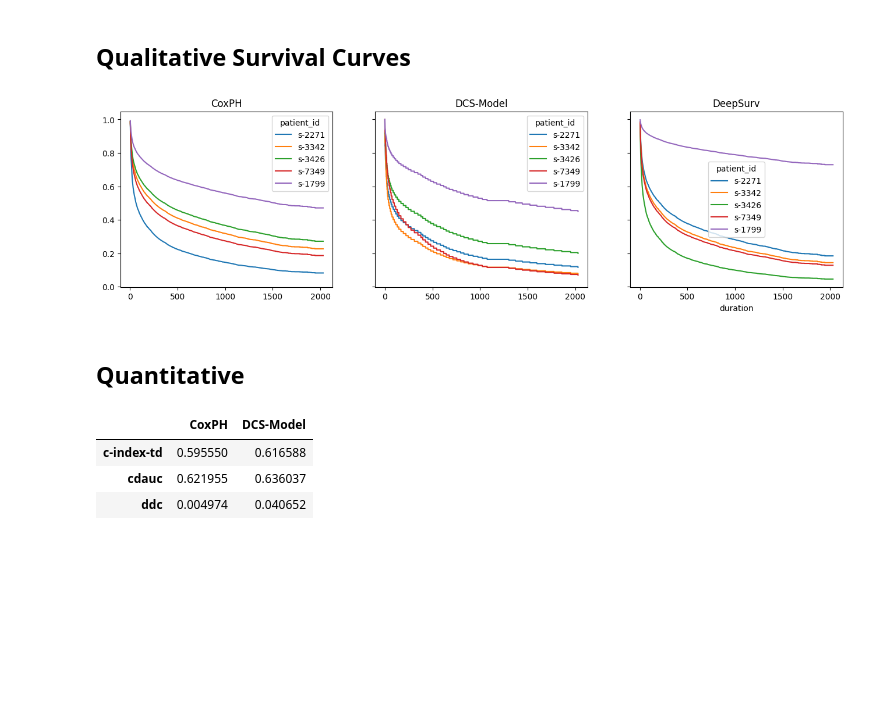
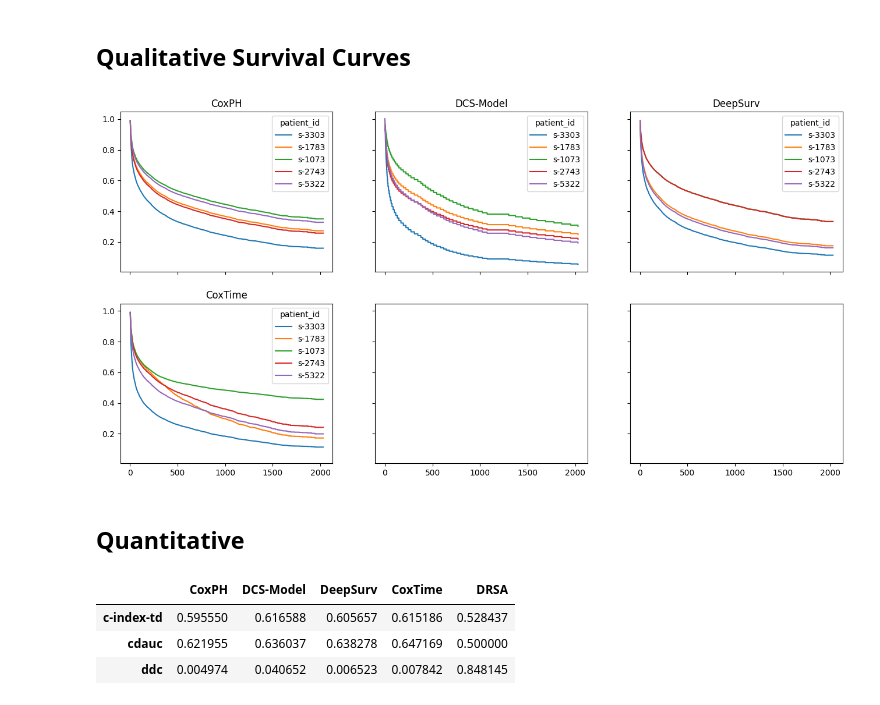
Before and after one commit to imsb-uke/dcsurv, a Jupyter notebook: example.ipynb, the cells around one changed output. Drawn from its saved outputs; the diff is of its cells as text; code cells hidden in the pictures; blank space fills up the shorter version.

Commit message:
add coxtime model

```diff
--- a/example.ipynb
+++ b/example.ipynb
@@ -103,9 +103,7 @@ Convergence success after 12 iterations.
 | -log2(p) of ll-ratio test | 502.44 |
 CoxPH(verbose=True)
 # %%
-from dcs.models.deepsurv import DeepSurv
-
-deepsurv = DeepSurv(verbose=True)
+deepsurv = dcs.models.DeepSurv(verbose=True)
 deepsurv.fit(train_X_t, train_y)
 predictions['DeepSurv'] = deepsurv.predict(test_X_t)
 # %% [output]
@@ -126,3 +124,7 @@ predictions['DeepSurv'] = deepsurv.predict(test_X_t)
 125:    [0s / 37s],             train_loss: 4.1755,     val_loss: 4.1799
 126:    [0s / 38s],             train_loss: 4.1804,     val_loss: 4.1777
 127:    [0s / 38s],             train_loss: 4.1741,     val_loss: 4.1841
+# %%
+coxtime = dcs.models.CoxTime(verbose=True)
+coxtime.fit(train_X_t, train_y)
+predictions['CoxTime'] = coxtime.predict(test_X_t)
@@ -128,0 +152,5 @@ predictions['DeepSurv'] = deepsurv.predict(test_X_t)
+# %%
+from dcs.models.drsa import Drsa
+drsa = Drsa(epochs=1, verbose=True)#dcs.models.DRSA(verbose=True)
+drsa.fit(train_X_t, train_y)
+predictions['DRSA'] = drsa.predict(test_X_t)
@@ -162,24 +207,22 @@ predictions['DCS-Model'] = dcs_model.predict(test_X_t)
 # %%
 import matplotlib.pyplot as plt
 
 sample_idx = test_X.sample(5).index
 
 nrows=int(np.ceil(len(predictions)/3))
 
 fig, axs = plt.subplots(
     figsize=(16, 4*nrows), dpi=100,
     ncols=3, nrows=nrows,
     sharex=True, sharey=True)
 axs = axs.reshape(-1)
 
-i=0
-for model_name, prediction in predictions.items():
+for i, (model_name, prediction) in enumerate(predictions.items()):
     ax = axs[i]
     prediction.loc[sample_idx].T.plot(ax=ax)
     ax.set_title(model_name)
-    i += 1
 # %% [output]
-[figure, old version]
+[figure, new version]
 # %% [markdown]
 ## Quantitative
 # %%
@@ -197,7 +240,7 @@ for model_name, prediction in predictions.items():
 
 display(results_df.T)
 # %% [output]
-|  | CoxPH | DCS-Model |
-| c-index-td | 0.595550 | 0.616588 |
-| cdauc | 0.621955 | 0.636037 |
-| ddc | 0.004974 | 0.040652 |
+|  | CoxPH | DCS-Model | DeepSurv | CoxTime | DRSA |
+| c-index-td | 0.595550 | 0.616588 | 0.605657 | 0.615186 | 0.528437 |
+| cdauc | 0.621955 | 0.636037 | 0.638278 | 0.647169 | 0.500000 |
+| ddc | 0.004974 | 0.040652 | 0.006523 | 0.007842 | 0.848145 |
```
Also changed, not shown: parts of 3 cells of this notebook, 1 other file.
